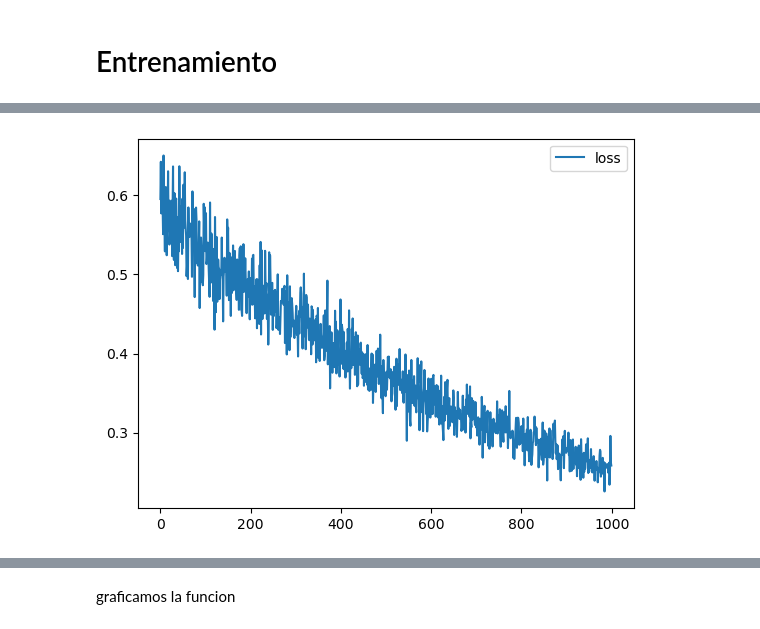
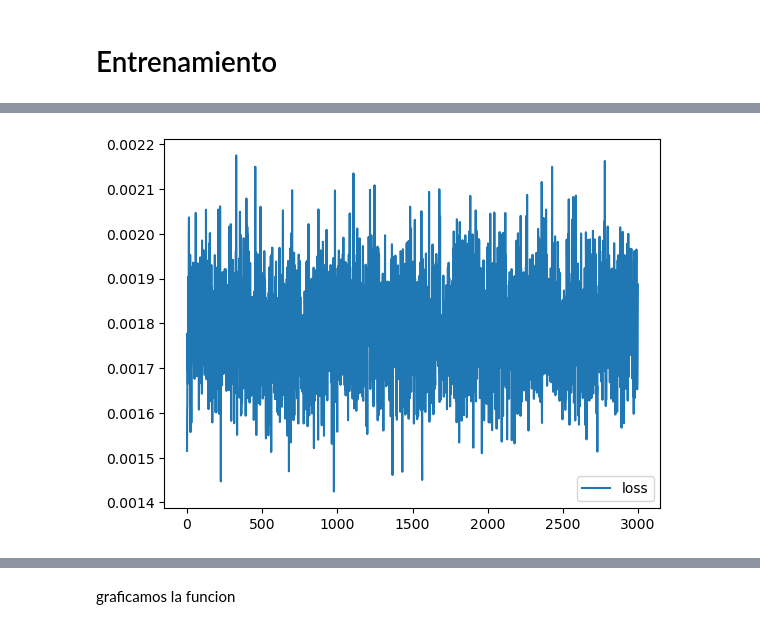
Before and after one commit to DRACDARKTIME/derivadas_keras, a Jupyter notebook: Tarea_6/3_capa_polinomio_grado3.ipynb, the cells around one changed output, grey strips where cells are left out. Saved outputs shown, nothing was run; the diff lists cells and outputs as text; code cells hidden in the pictures.

Commit message:
Se hizo el ajuste a la función cos(2x) con base a un polinomio de grado 3

```diff
--- a/Tarea_6/3_capa_polinomio_grado3.ipynb
+++ b/Tarea_6/3_capa_polinomio_grado3.ipynb
@@ -82,10 +52,10 @@ tf.Tensor([ 0.          3.33333333  6.66666667 10.        ], shape=(4,), dtype=f
 ## Creación de capa polinomio grado 3
 # %%
 #Ahora haremos una capa usando el coseno como base
-class Polonomio_grado3(tf.keras.layers.Layer):
+class Polinomio_grado3(tf.keras.layers.Layer):
 
     def __init__(self):
-        super(Polonomio_grado3,self).__init__()
+        super(Polinomio_grado3,self).__init__()
         self.num_outputs = 4 # a_o, a_1, a_2, a_3
         self.freq = tf.ones([4,])
         #Crea un array = [ 1.,  1.,  1.,  1.]
@@ -121,13 +91,13 @@ class Polonomio_grado3(tf.keras.layers.Layer):
         # [[1. 1. 1. 1.]
         #     ...
         # [1. 1. 1. 1.]], shape=(num_inputs, 4), dtype=float32)
-        filas, columnas = self.freq_b.shape
         base = tf.identity(self.freq_b)  # Creamos una copia del tensor original
-        for i in range(batch):
-            for j in range(self.num_outputs):
-                base = tf.tensor_scatter_nd_update(base,
-                                                    [[i, j]],
-                                                    [tf.pow(inputs[i], j)])
+        base = self.freq_b*inputs
+        powers = tf.range(4.)  # Potencias de 0 a 3 para un polinomio de grado 3
+        base = tf.pow(base, powers)
+               #base = tf.tensor_scatter_nd_update(base,
+                                                   #[[i, j]],
+                                                   #[tf.pow(inputs[i,0], j)])
         #tf.Tensor(
         # [[x_1**0   x_1**1   x_1**2    x_1**3 ]
         #                       ...
@@ -150,6 +116,6 @@ True
 # %%
 model = Graficador_funcion()
-model.add(Polonomio_grado3())
+model.add(Polinomio_grado3())
 model.build(input_shape=(1,))
 model.summary()
 # %% [output]
@@ -160,3 +134 @@ in user code:
-# %%
-model.compile(optimizer=Adam(learning_rate=0.0001), metrics=['loss'])
 # %%
@@ -183,8 +137,8 @@ array([-1.        , -0.97979798, -0.95959596, -0.93939394, -0.91919192,
-# %%
-history = model.fit(x,epochs=1000,verbose=0)
 # %%
+model.compile(optimizer=SGD(learning_rate=0.0001), metrics=['loss'])
+history = model.fit(x,epochs=3000,verbose=0)
 plt.plot(history.history["loss"], label='loss')
 plt.legend()
 plt.show()
 # %% [output]
-[figure, old version]
+[figure, new version]
```
Also changed, not shown: parts of 10 cells of this notebook, 2 other files.
